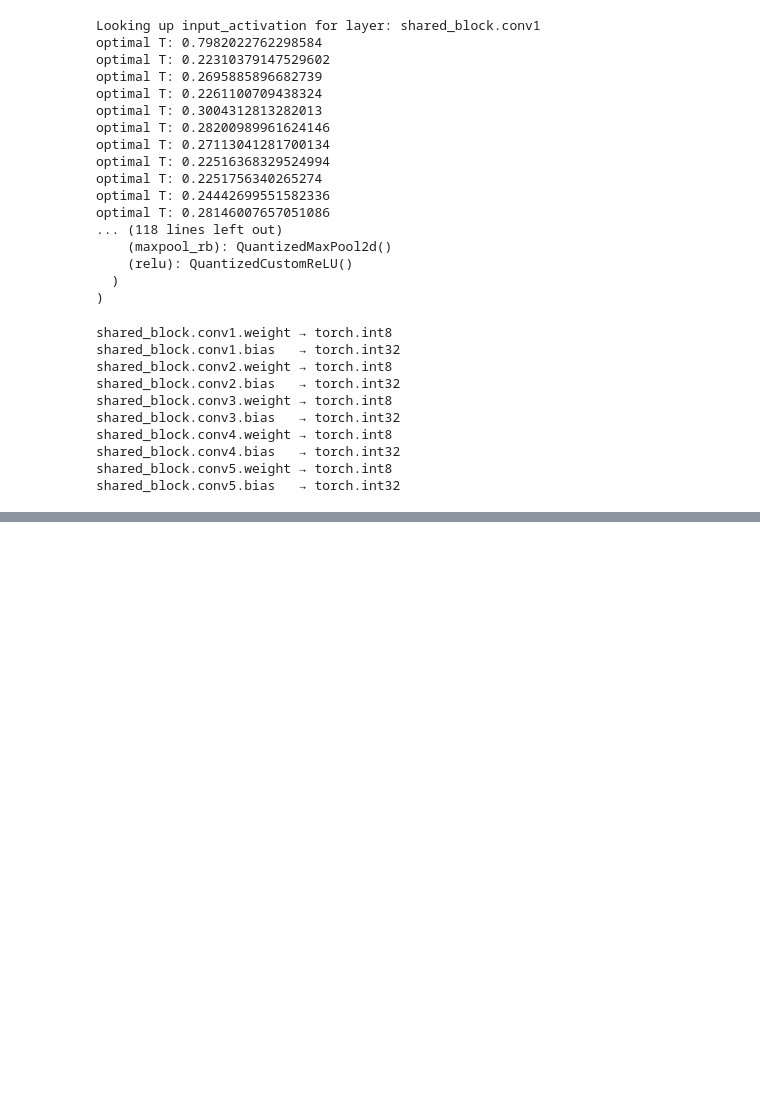
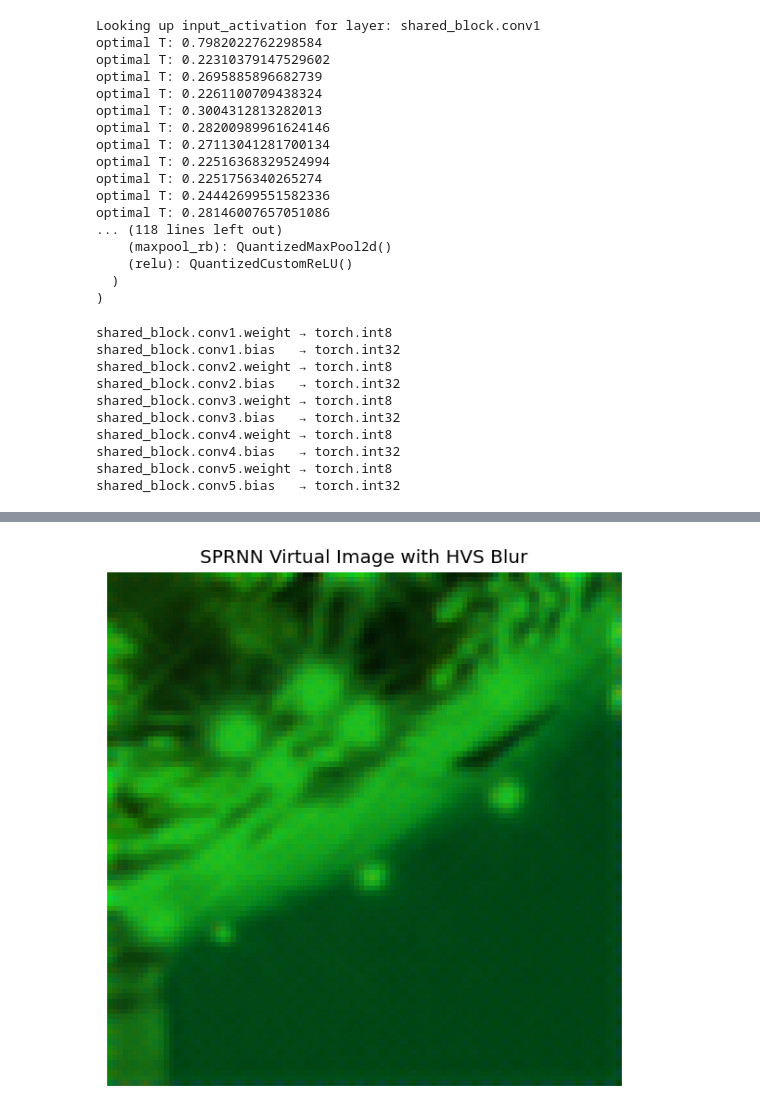
Before and after one commit to chae-sy/capstone_design, a Jupyter notebook: Verification/quantization.ipynb, the cells around one changed output, grey strips where cells are left out. Saved outputs shown, nothing was run; the diff lists cells and outputs as text; code cells hidden in the pictures; blank space fills up the shorter version.

```diff
--- a/Verification/quantization.ipynb
+++ b/Verification/quantization.ipynb
@@ -1522,0 +1694,27 @@ Average SSIM: 0.9364
+# %%
+# Normalize 전체 픽셀의 평균 밝기 기준
+mean_R = virtual_R_blur.mean()
+mean_G = virtual_G_blur.mean()
+mean_B = virtual_B_blur.mean()
+
+max_mean = max(mean_R, mean_G, mean_B)
+
+adjusted_R = virtual_R_blur * (max_mean / (mean_R + 1e-8))
+adjusted_G = virtual_G_blur * (max_mean / (mean_G + 1e-8))
+adjusted_B = virtual_B_blur * (max_mean / (mean_B + 1e-8))
+
+virtual_img = np.stack([adjusted_R, adjusted_G, adjusted_B], axis=-1)
+
+
+
+# Blur된 채널 합치기
+virtual_img = np.stack([virtual_R_blur, virtual_G_blur, virtual_B_blur], axis=-1)
+
+# 시각화
+plt.figure(figsize=(6, 6))
+plt.imshow(np.clip(virtual_img, 0, 1))
+plt.title("SPRNN Virtual Image with HVS Blur")
+plt.axis('off')
+plt.show()
+# %% [output]
+[figure, added]
```
Also changed, not shown: parts of 14 cells of this notebook, 28 other files.
